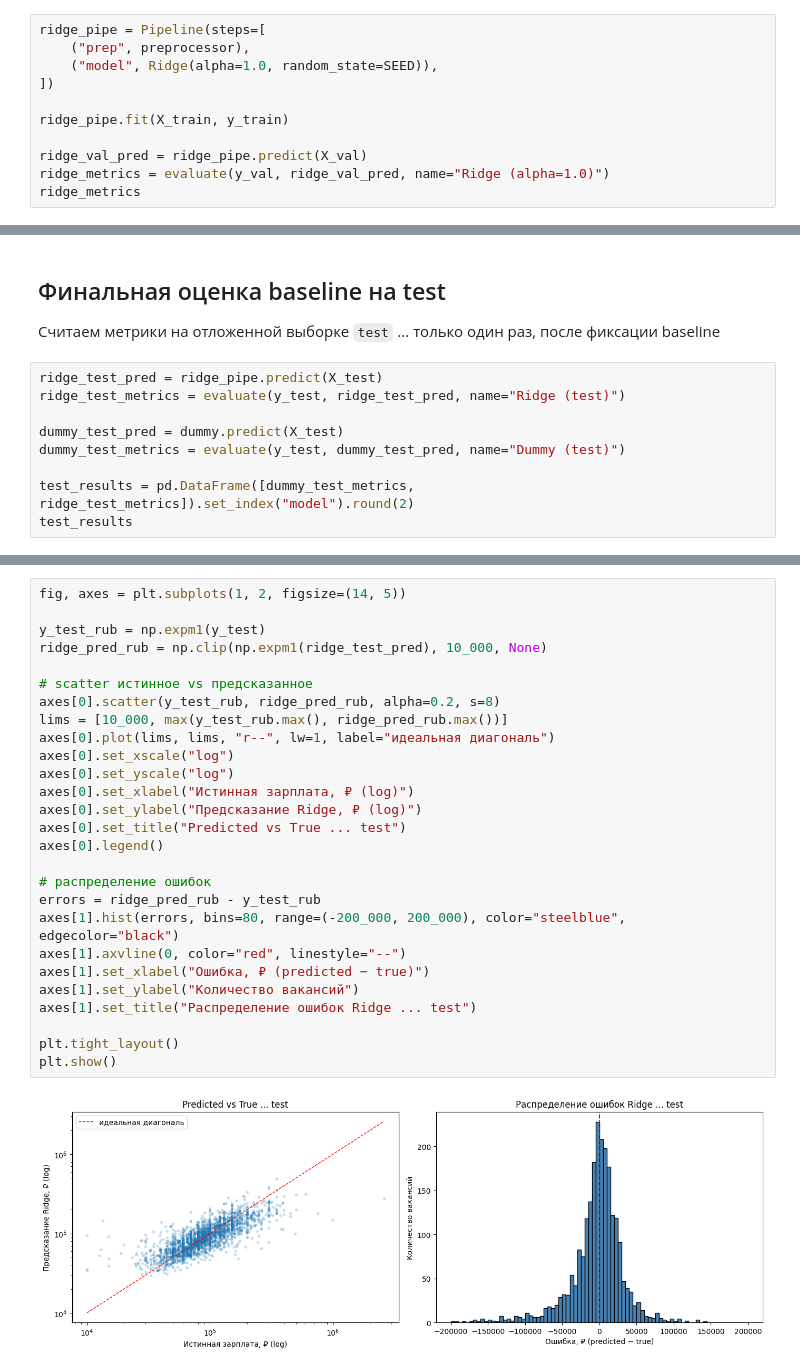
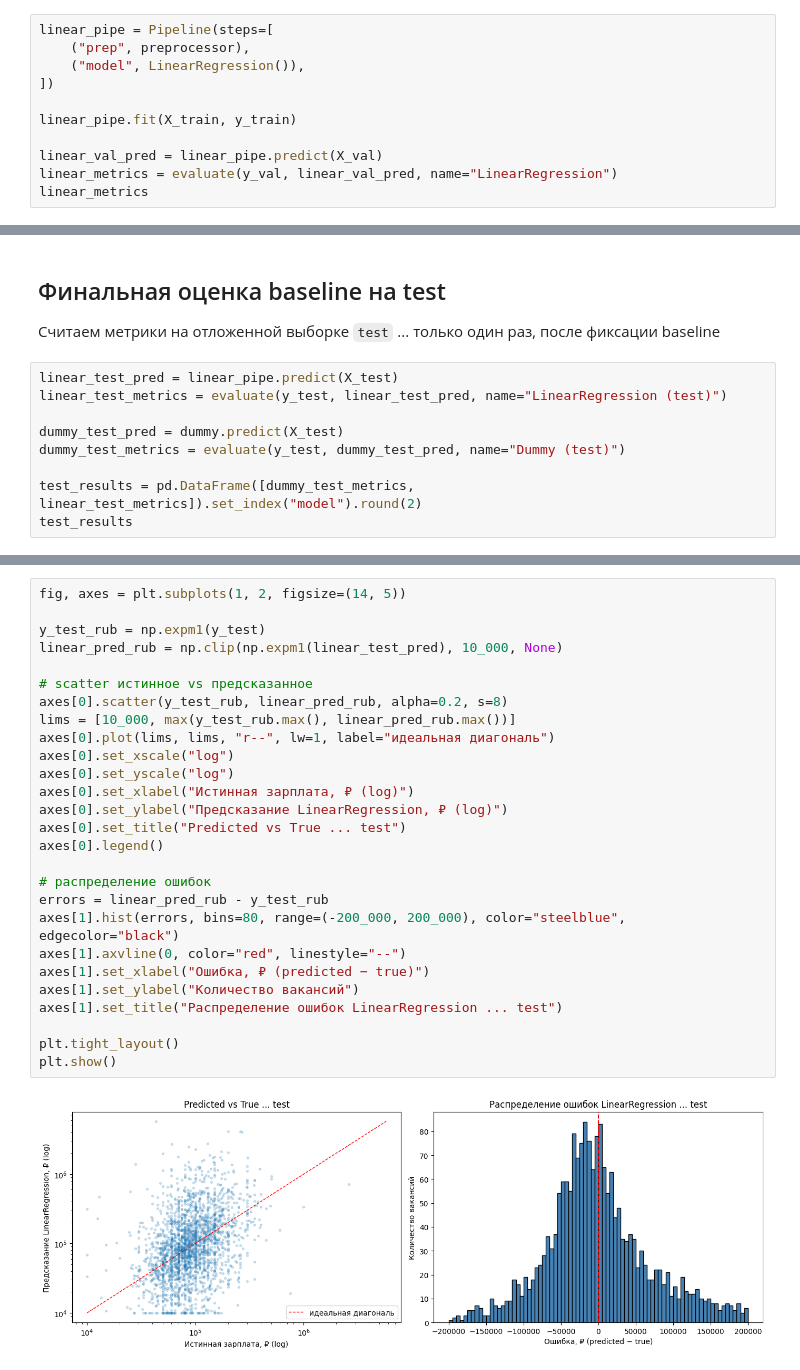
Before and after one commit to hsemlcourse/hseml-group-project-dianochka-l-1, a Jupyter notebook: notebooks/02_baseline.ipynb, the cells around one changed output, grey strips where cells are left out. Saved outputs shown, nothing was run; the diff lists cells and outputs as text.

```diff
--- a/notebooks/02_baseline.ipynb
+++ b/notebooks/02_baseline.ipynb
@@ -348,12 +345,12 @@ from sklearn.linear_model import Ridge
 # %%
-ridge_pipe = Pipeline(steps=[
+linear_pipe = Pipeline(steps=[
     ("prep", preprocessor),
-    ("model", Ridge(alpha=1.0, random_state=SEED)),
+    ("model", LinearRegression()),
 ])
 
-ridge_pipe.fit(X_train, y_train)
+linear_pipe.fit(X_train, y_train)
 
-ridge_val_pred = ridge_pipe.predict(X_val)
-ridge_metrics = evaluate(y_val, ridge_val_pred, name="Ridge (alpha=1.0)")
-ridge_metrics
+linear_val_pred = linear_pipe.predict(X_val)
+linear_metrics = evaluate(y_val, linear_val_pred, name="LinearRegression")
+linear_metrics
 # %% [output]
@@ -393,13 +390,13 @@ results_df
 
 Считаем метрики на отложенной выборке `test` ... только один раз, после фиксации baseline
 # %%
-ridge_test_pred = ridge_pipe.predict(X_test)
-ridge_test_metrics = evaluate(y_test, ridge_test_pred, name="Ridge (test)")
+linear_test_pred = linear_pipe.predict(X_test)
+linear_test_metrics = evaluate(y_test, linear_test_pred, name="LinearRegression (test)")
 
 dummy_test_pred = dummy.predict(X_test)
 dummy_test_metrics = evaluate(y_test, dummy_test_pred, name="Dummy (test)")
 
-test_results = pd.DataFrame([dummy_test_metrics, ridge_test_metrics]).set_index("model").round(2)
+test_results = pd.DataFrame([dummy_test_metrics, linear_test_metrics]).set_index("model").round(2)
 test_results
 # %% [output]
 |  | MAE_rub | RMSE_rub | R2 | MAPE_% |
@@ -409,30 +406,30 @@ test_results
 # %%
 fig, axes = plt.subplots(1, 2, figsize=(14, 5))
 
 y_test_rub = np.expm1(y_test)
-ridge_pred_rub = np.clip(np.expm1(ridge_test_pred), 10_000, None)
+linear_pred_rub = np.clip(np.expm1(linear_test_pred), 10_000, None)
 
 # scatter истинное vs предсказанное
-axes[0].scatter(y_test_rub, ridge_pred_rub, alpha=0.2, s=8)
-lims = [10_000, max(y_test_rub.max(), ridge_pred_rub.max())]
+axes[0].scatter(y_test_rub, linear_pred_rub, alpha=0.2, s=8)
+lims = [10_000, max(y_test_rub.max(), linear_pred_rub.max())]
 axes[0].plot(lims, lims, "r--", lw=1, label="идеальная диагональ")
 axes[0].set_xscale("log")
 axes[0].set_yscale("log")
 axes[0].set_xlabel("Истинная зарплата, ₽ (log)")
-axes[0].set_ylabel("Предсказание Ridge, ₽ (log)")
+axes[0].set_ylabel("Предсказание LinearRegression, ₽ (log)")
 axes[0].set_title("Predicted vs True ... test")
 axes[0].legend()
 
 # распределение ошибок
-errors = ridge_pred_rub - y_test_rub
+errors = linear_pred_rub - y_test_rub
 axes[1].hist(errors, bins=80, range=(-200_000, 200_000), color="steelblue", edgecolor="black")
 axes[1].axvline(0, color="red", linestyle="--")
 axes[1].set_xlabel("Ошибка, ₽ (predicted − true)")
 axes[1].set_ylabel("Количество вакансий")
-axes[1].set_title("Распределение ошибок Ridge ... test")
+axes[1].set_title("Распределение ошибок LinearRegression ... test")
 
 plt.tight_layout()
 plt.show()
 # %% [output]
-[figure, old version]
+[figure, new version]
 # %%
```
Also changed, not shown: parts of 10 cells of this notebook, 11 other files.
